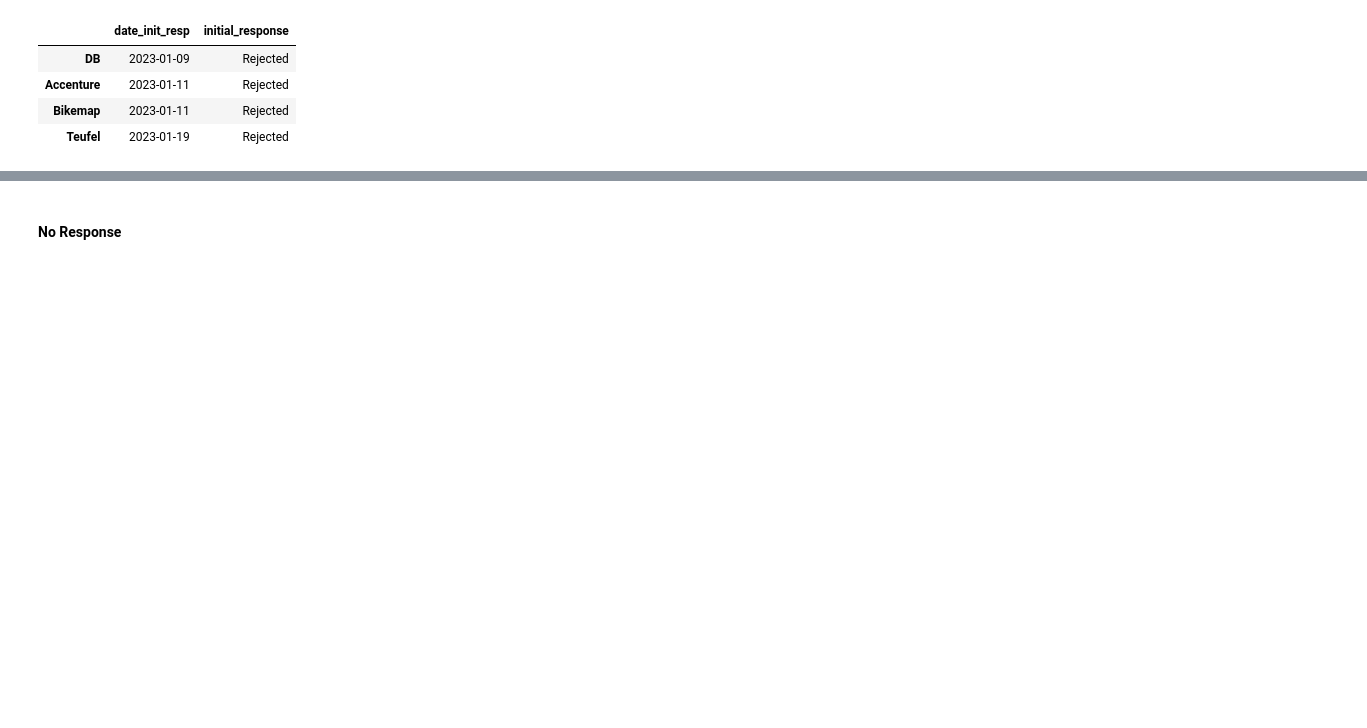
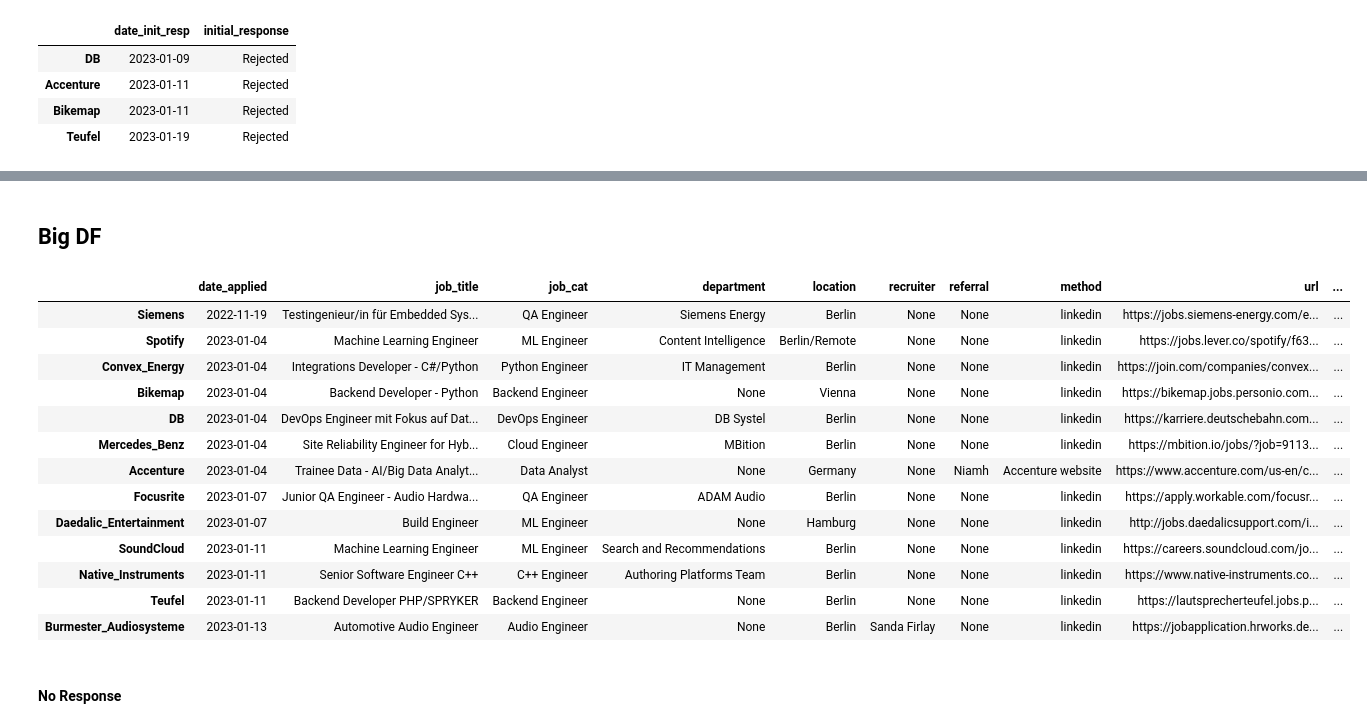
Before and after one commit to emilycardwell/my-jobs, a Jupyter notebook: jobs.ipynb, the cells around one changed output, grey strips where cells are left out. Saved outputs shown, nothing was run; the diff lists cells and outputs as text; code cells hidden in the pictures; blank space fills up the shorter version.

```diff
--- a/jobs.ipynb
+++ b/jobs.ipynb
@@ -165,8 +176,13 @@ rejections = [db_fr, accenture_fr, bikemap_fr, teufel_fr]
 # %%
 fi_idx = []
 
-focusrite_fr = ['1.17.23', "Passed", '1.26.23', 'Interviewing with Andy Poole and Felix Beu']
+focusrite_fr = [
+    np.datetime64('2023-01-17'), "Passed", '1.26.23',
+    'Interviewing with Andy Poole and Felix Beu'
+]
 fi_idx.append("Focusrite")
+# %%
+interviews = [focusrite_fr]
 # %% [markdown]
 ### DFs
 # %%
@@ -184,3 +213,23 @@ display(fr_pass_df)
+# %% [markdown]
+## Big DF
+# %%
+jobs_df = applications_df.join(responses_df)
+jobs_df
+# %% [output]
+|  | date_applied | job_title | job_cat | department | location | recruiter | referral | method | url | ... |
+| Siemens | 2022-11-19 | Testingenieur/in für Embedded Sys... | QA Engineer | Siemens Energy | Berlin | None | None | linkedin | https://jobs.siemens-energy.com/e... | ... |
+| Spotify | 2023-01-04 | Machine Learning Engineer | ML Engineer | Content Intelligence | Berlin/Remote | None | None | linkedin | https://jobs.lever.co/spotify/f63... | ... |
+| Convex_Energy | 2023-01-04 | Integrations Developer - C#/Python | Python Engineer | IT Management | Berlin | None | None | linkedin | https://join.com/companies/convex... | ... |
+| Bikemap | 2023-01-04 | Backend Developer - Python | Backend Engineer | None | Vienna | None | None | linkedin | https://bikemap.jobs.personio.com... | ... |
+| DB | 2023-01-04 | DevOps Engineer mit Fokus auf Dat... | DevOps Engineer | DB Systel | Berlin | None | None | linkedin | https://karriere.deutschebahn.com... | ... |
+| Mercedes_Benz | 2023-01-04 | Site Reliability Engineer for Hyb... | Cloud Engineer | MBition | Berlin | None | None | linkedin | https://mbition.io/jobs/?job=9113... | ... |
+| Accenture | 2023-01-04 | Trainee Data - AI/Big Data Analyt... | Data Analyst | None | Germany | None | Niamh | Accenture website | https://www.accenture.com/us-en/c... | ... |
+| Focusrite | 2023-01-07 | Junior QA Engineer - Audio Hardwa... | QA Engineer | ADAM Audio | Berlin | None | None | linkedin | https://apply.workable.com/focusr... | ... |
+| Daedalic_Entertainment | 2023-01-07 | Build Engineer | ML Engineer | None | Hamburg | None | None | linkedin | http://jobs.daedalicsupport.com/i... | ... |
+| SoundCloud | 2023-01-11 | Machine Learning Engineer | ML Engineer | Search and Recommendations | Berlin | None | None | linkedin | https://careers.soundcloud.com/jo... | ... |
+| Native_Instruments | 2023-01-11 | Senior Software Engineer C++ | C++ Engineer | Authoring Platforms Team | Berlin | None | None | linkedin | https://www.native-instruments.co... | ... |
+| Teufel | 2023-01-11 | Backend Developer PHP/SPRYKER | Backend Engineer | None | Berlin | None | None | linkedin | https://lautsprecherteufel.jobs.p... | ... |
+| Burmester_Audiosysteme | 2023-01-13 | Automotive Audio Engineer | Audio Engineer | None | Berlin | Sanda Firlay | None | linkedin | https://jobapplication.hrworks.de... | ... |
 # %% [markdown]
 #### No Response
 # %%
```
Also changed, not shown: parts of 15 cells of this notebook.
